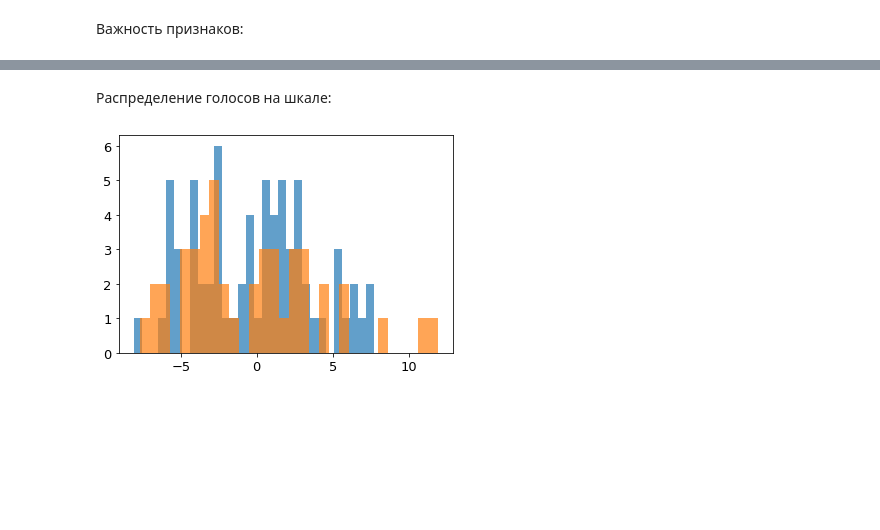
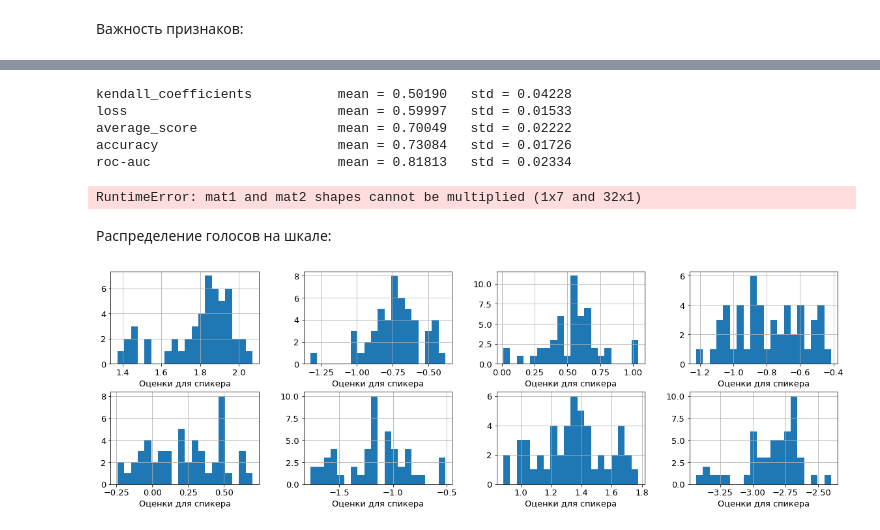
Before and after one commit to voidmax/VoiceEnergy, a Jupyter notebook: exps/nn_pairwise_ranking.ipynb, the cells around one changed output, grey strips where cells are left out. Cells and saved outputs as stored; diff of their text form; code cells hidden in the pictures; blank space fills up the shorter version.

```diff
--- a/exps/nn_pairwise_ranking.ipynb
+++ b/exps/nn_pairwise_ranking.ipynb
@@ -498,0 +691,12 @@ librosa_tonnetz_std            mean = 0.56824   std = 0.16038
+# %%
+best_models = [cross_history["model"]["train"][i][np.array(cross_history["kendall_coefficients"]["valid"][i]).argmax()][0] for i in range(USING_CROSS_VALIDATION_SIZE)]
+cross_values = defaultdict(lambda: [[] for i in range(USING_CROSS_VALIDATION_SIZE)])
+
+for i in tqdm(range(USING_CROSS_VALIDATION_SIZE)):
+    combined = eval(cross_evaluator_valid[i], best_models[i], cross_dataloader_valid[i])
+    for key, value in combined.items():
+        cross_values[key][i].append(np.mean(value))
+
+for key, value in cross_values.items():
+    mean, std = np.array(value).mean(axis=0), np.array(value).std(axis=0)
+    print("{:<30}".format(key), "mean = %.5f" % mean, "\tstd = %.5f" % std)
@@ -498,0 +709,17 @@ librosa_tonnetz_std            mean = 0.56824   std = 0.16038
+# %%
+cross_values = defaultdict(lambda: [[] for i in range(USING_CROSS_VALIDATION_SIZE)])
+
+for i in tqdm(range(USING_CROSS_VALIDATION_SIZE)):
+    combined = eval(evaluator_test, best_models[i], dataloader_test)
+    for key, value in combined.items():
+        cross_values[key][i].append(np.mean(value))
+
+for key, value in cross_values.items():
+    mean, std = np.array(value).mean(axis=0), np.array(value).std(axis=0)
+    print("{:<30}".format(key), "mean = %.5f" % mean, "\tstd = %.5f" % std)
+# %% [output]
+kendall_coefficients           mean = 0.50190   std = 0.04228
+loss                           mean = 0.59997   std = 0.01533
+average_score                  mean = 0.70049   std = 0.02222
+accuracy                       mean = 0.73084   std = 0.01726
+roc-auc                        mean = 0.81813   std = 0.02334
@@ -499,15 +730,37 @@ librosa_tonnetz_std            mean = 0.56824   std = 0.16038
+# %%
+cross_values = defaultdict(lambda: [[] for i in range(1)])
+
+combined = eval(evaluator_test, amodel, dataloader_test)
+for key, value in combined.items():
+    cross_values[key][0].append(np.mean(value))
+
+for key, value in cross_values.items():
+    mean, std = np.array(value).mean(axis=0), np.array(value).std(axis=0)
+    print("{:<30}".format(key), "mean = %.5f" % mean, "\tstd = %.5f" % std)
+# %% [output]
+RuntimeError: mat1 and mat2 shapes cannot be multiplied (1x7 and 32x1)
 # %% [markdown]
 Распределение голосов на шкале:
-# %%
-res = []
-for d in dataset_train._cache.values():
-    res.append(np.mean([model[i](d).detach().item() for i in range(USING_CROSS_VALIDATION_SIZE)]))
-plt.hist(res, bins=30, label="train", alpha=0.7)
-
-res = []
-for d in dataset_test._cache.values():
-    res.append(np.mean([model[i](d).detach().item() for i in range(USING_CROSS_VALIDATION_SIZE)]))
-plt.hist(res, bins=30, label="test", alpha=0.7)
-plt.show()
-# %% [output]
-[figure, removed]
+# %%
+from matplotlib.ticker import PercentFormatter
+
+plt.figure(figsize=[20, 6])
+plt.rc('font', size=13)
+plt.subplots_adjust(wspace=0.3, hspace=0.3)
+
+for idx, d in enumerate(dataset_train._cache.values()):
+    res = [model[i](d).detach().item() for i in range(USING_CROSS_VALIDATION_SIZE)]
+
+    plt.subplot(2, 4, idx + 1)
+    plt.subplots_adjust()
+    plt.grid()
+    plt.hist(res, bins=20, label=f"Случайный женский голос {idx + 1}")
+    plt.xlabel("Оценки для спикера")
+    # plt.legend()
+    if (idx == 7):
+        break
+
+# plt.gca().yaxis.set_major_formatter(PercentFormatter(xmax=1))
+plt.show()
+# %% [output]
+[figure, added]
```
Also changed, not shown: parts of 23 cells of this notebook.
